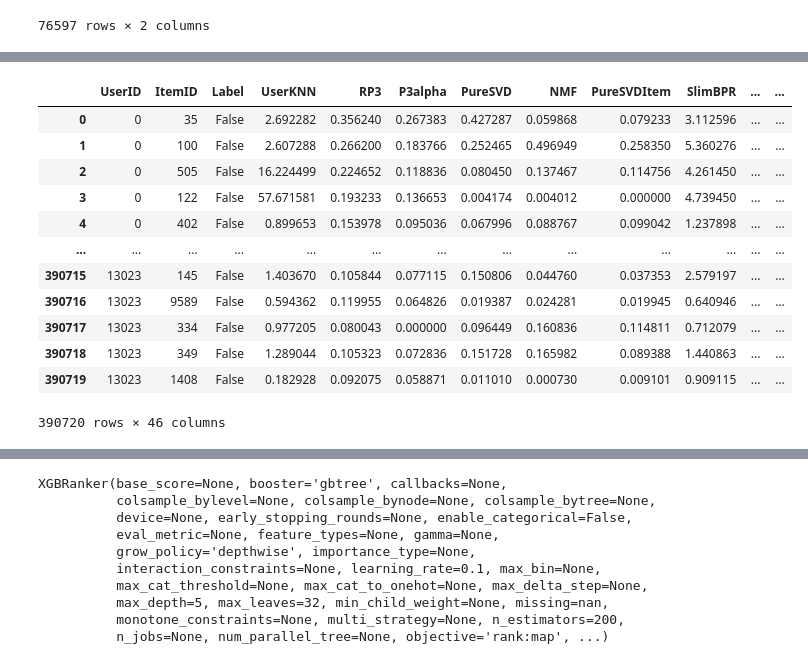
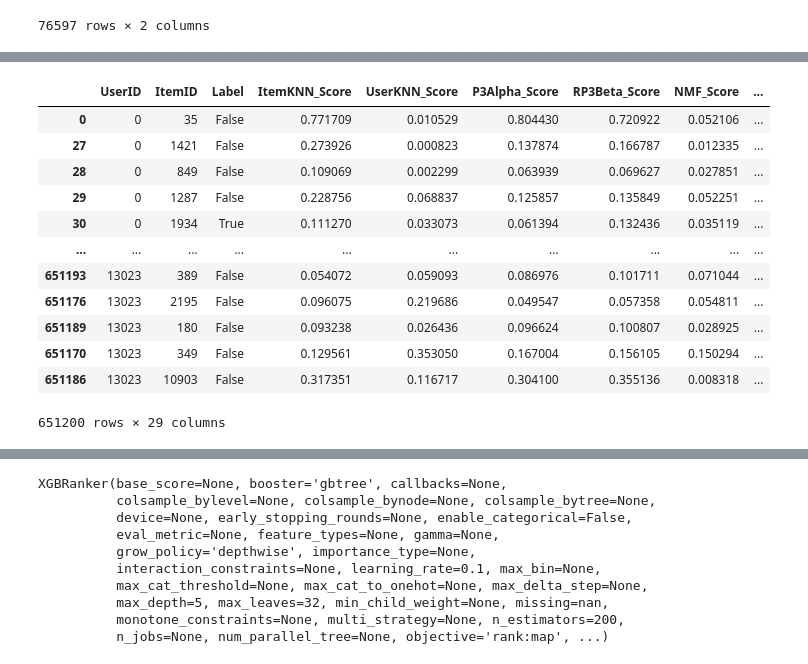
Before and after one commit to CarloSgaravatti/Recsys_Challenge_2023, a Jupyter notebook: challenge_notebooks/xgboost.ipynb, the cells around one changed output, grey strips where cells are left out. Drawn from its saved outputs; the diff is of its cells as text; code cells hidden in the pictures.

Commit message:
Kaggle Notebook | XGBoost | Version 26

```diff
--- a/challenge_notebooks/xgboost.ipynb
+++ b/challenge_notebooks/xgboost.ipynb
@@ -231,3 +247,7 @@ params_pure_svd
 # with open('/kaggle/working/Recsys_Challenge_2023/tuning_results/best_params_puresvd_item.json', 'r') as params_file:
 #     params_pure_svd_item = json.load(params_file)
 params_pure_svd_item = {"topK": 43, "num_factors": 171}
+# %%
+with open('/kaggle/working/Recsys_Challenge_2023/tuning_results/best_params_puresvd_scaled.json', 'r') as params_file:
+    params_scaled = json.load(params_file)
+params_scaled
@@ -370,12 +436,14 @@ EvaluatorHoldout: Processed 10456 (100.0%) in 7.08 sec. Users per second: 1476
 # %%
-cutoff = 30
+cutoff = 50
 n_users, n_items = URM_train.shape
 
 training_dataframe = pd.DataFrame(index=range(0, n_users), columns = ["ItemID"])
 training_dataframe.index.name='UserID'
 
 for user_id in tqdm.tqdm_notebook(range(n_users)):
-    recommendations = hybrid_similarity.recommend(user_id, cutoff = cutoff)
+    recommendations = recommender_slim_recall.recommend(user_id, cutoff = cutoff)
+    if user_id == 0:
+        print(recommendations)
     training_dataframe.loc[user_id, "ItemID"] = recommendations
 
 training_dataframe = training_dataframe.explode("ItemID")
@@ -474,0 +528,27 @@ Please use `tqdm.notebook.tqdm` instead of `tqdm.tqdm_notebook`
+# %%
+training_dataframe = training_dataframe.set_index('UserID')
+
+for label, recommender in tqdm.auto.tqdm(recommender_object_dict.items()):
+    scores = recommender._compute_item_score(np.arange(n_users))
+    linf_scores = scores / (LA.norm(scores, np.inf, axis=1, keepdims=True) + 1e-6)
+
+    for user_id in tqdm.auto.tqdm(range(n_users)):
+        item_list = training_dataframe.loc[user_id, "ItemID"].values.tolist()
+        linf_scores[user_id, :] = recommender._remove_seen_on_scores(user_id, linf_scores[user_id, :])
+        training_dataframe.loc[user_id, f"{label}_Score"] = linf_scores[user_id, item_list]
+
+#         rank = np.argsort(linf_scores[user_id, :])[::-1]
+#         positions = np.arange(n_items)[rank]
+#         training_dataframe.loc[user_id, f"{label}_RankPosition"] = positions[item_list]
+
+#         recommendations = pd.Series(rank[:10]).to_frame(name='ItemID')
+#         tmp = pd.merge(training_dataframe.loc[user_id, 'ItemID'].to_frame(name='ItemID'), recommendations, on='ItemID', how='left', indicator='Exist')
+#         tmp["Recommended"] = tmp["Exist"] == "both"
+#         training_dataframe.loc[user_id, f"{label}_Recommended"] = tmp["Recommended"].values
+
+    del scores, linf_scores # , rank, positions, tmp
+    gc.collect()
+
+training_dataframe = training_dataframe.reset_index()
+training_dataframe = training_dataframe.rename(columns = {"index": "UserID"})
+training_dataframe
@@ -475,8 +569,10 @@ Please use `tqdm.notebook.tqdm` instead of `tqdm.tqdm_notebook`
 # %%
 item_popularity = np.ediff1d(sps.csc_matrix(URM_train).indptr)
+item_popularity = item_popularity / np.max(item_popularity)
 training_dataframe['item_popularity'] = item_popularity[training_dataframe["ItemID"].values.astype(int)]
 
 user_popularity = np.ediff1d(sps.csr_matrix(URM_train).indptr)
+user_popularity = user_popularity / np.max(user_popularity)
 training_dataframe['user_profile_len'] = user_popularity[training_dataframe["UserID"].values.astype(int)]
 
 mainstream_user = URM_train.dot(item_popularity) / np.where(user_popularity == 0, 1, user_popularity)
@@ -502,22 +598,25 @@ training_dataframe
 # %%
-user_factors_df = pd.DataFrame(user_factors_train, columns=[f'factor_{i}' for i in range(user_factors_train.shape[1])])
+user_factors_df = pd.DataFrame(user_factors_train[:, :5], columns=[f'user_factor_{i}' for i in range(user_factors_train[:, :5].shape[1])])
+item_factors_df = pd.DataFrame(item_factors_train[:, :5], columns=[f'item_factor_{i}' for i in range(item_factors_train[:, :5].shape[1])])
 
+training_dataframe = training_dataframe.merge(item_factors_df, left_on='ItemID', right_index=True)
 training_dataframe = training_dataframe.merge(user_factors_df, left_on='UserID', right_index=True)
+training_dataframe = training_dataframe.sort_values(by='UserID')
 training_dataframe
 # %% [output]
-|  | UserID | ItemID | Label | UserKNN | RP3 | P3alpha | PureSVD | NMF | PureSVDItem | SlimBPR | ... | ... |
-| 0 | 0 | 35 | False | 2.692282 | 0.356240 | 0.267383 | 0.427287 | 0.059868 | 0.079233 | 3.112596 | ... | ... |
-| 1 | 0 | 100 | False | 2.607288 | 0.266200 | 0.183766 | 0.252465 | 0.496949 | 0.258350 | 5.360276 | ... | ... |
-| 2 | 0 | 505 | False | 16.224499 | 0.224652 | 0.118836 | 0.080450 | 0.137467 | 0.114756 | 4.261450 | ... | ... |
-| 3 | 0 | 122 | False | 57.671581 | 0.193233 | 0.136653 | 0.004174 | 0.004012 | 0.000000 | 4.739450 | ... | ... |
-| 4 | 0 | 402 | False | 0.899653 | 0.153978 | 0.095036 | 0.067996 | 0.088767 | 0.099042 | 1.237898 | ... | ... |
-| ... | ... | ... | ... | ... | ... | ... | ... | ... | ... | ... | ... | ... |
-| 390715 | 13023 | 145 | False | 1.403670 | 0.105844 | 0.077115 | 0.150806 | 0.044760 | 0.037353 | 2.579197 | ... | ... |
-| 390716 | 13023 | 9589 | False | 0.594362 | 0.119955 | 0.064826 | 0.019387 | 0.024281 | 0.019945 | 0.640946 | ... | ... |
-| 390717 | 13023 | 334 | False | 0.977205 | 0.080043 | 0.000000 | 0.096449 | 0.160836 | 0.114811 | 0.712079 | ... | ... |
-| 390718 | 13023 | 349 | False | 1.289044 | 0.105323 | 0.072836 | 0.151728 | 0.165982 | 0.089388 | 1.440863 | ... | ... |
-| 390719 | 13023 | 1408 | False | 0.182928 | 0.092075 | 0.058871 | 0.011010 | 0.000730 | 0.009101 | 0.909115 | ... | ... |
+|  | UserID | ItemID | Label | ItemKNN_Score | UserKNN_Score | P3Alpha_Score | RP3Beta_Score | NMF_Score | ... |
+| 0 | 0 | 35 | False | 0.771709 | 0.010529 | 0.804430 | 0.720922 | 0.052106 | ... |
+| 27 | 0 | 1421 | False | 0.273926 | 0.000823 | 0.137874 | 0.166787 | 0.012335 | ... |
+| 28 | 0 | 849 | False | 0.109069 | 0.002299 | 0.063939 | 0.069627 | 0.027851 | ... |
+| 29 | 0 | 1287 | False | 0.228756 | 0.068837 | 0.125857 | 0.135849 | 0.052251 | ... |
+| 30 | 0 | 1934 | True | 0.111270 | 0.033073 | 0.061394 | 0.132436 | 0.035119 | ... |
+| ... | ... | ... | ... | ... | ... | ... | ... | ... | ... |
+| 651193 | 13023 | 389 | False | 0.054072 | 0.059093 | 0.086976 | 0.101711 | 0.071044 | ... |
+| 651176 | 13023 | 2195 | False | 0.096075 | 0.219686 | 0.049547 | 0.057358 | 0.054811 | ... |
+| 651189 | 13023 | 180 | False | 0.093238 | 0.026436 | 0.096624 | 0.100807 | 0.028925 | ... |
+| 651170 | 13023 | 349 | False | 0.129561 | 0.353050 | 0.167004 | 0.156105 | 0.150294 | ... |
+| 651186 | 13023 | 10903 | False | 0.317351 | 0.116717 | 0.304100 | 0.355136 | 0.008318 | ... |
-390720 rows × 46 columns
+651200 rows × 29 columns
 # %%
 n_estimators = 200
 learning_rate = 1e-1
```
Also changed, not shown: parts of 45 cells of this notebook.
